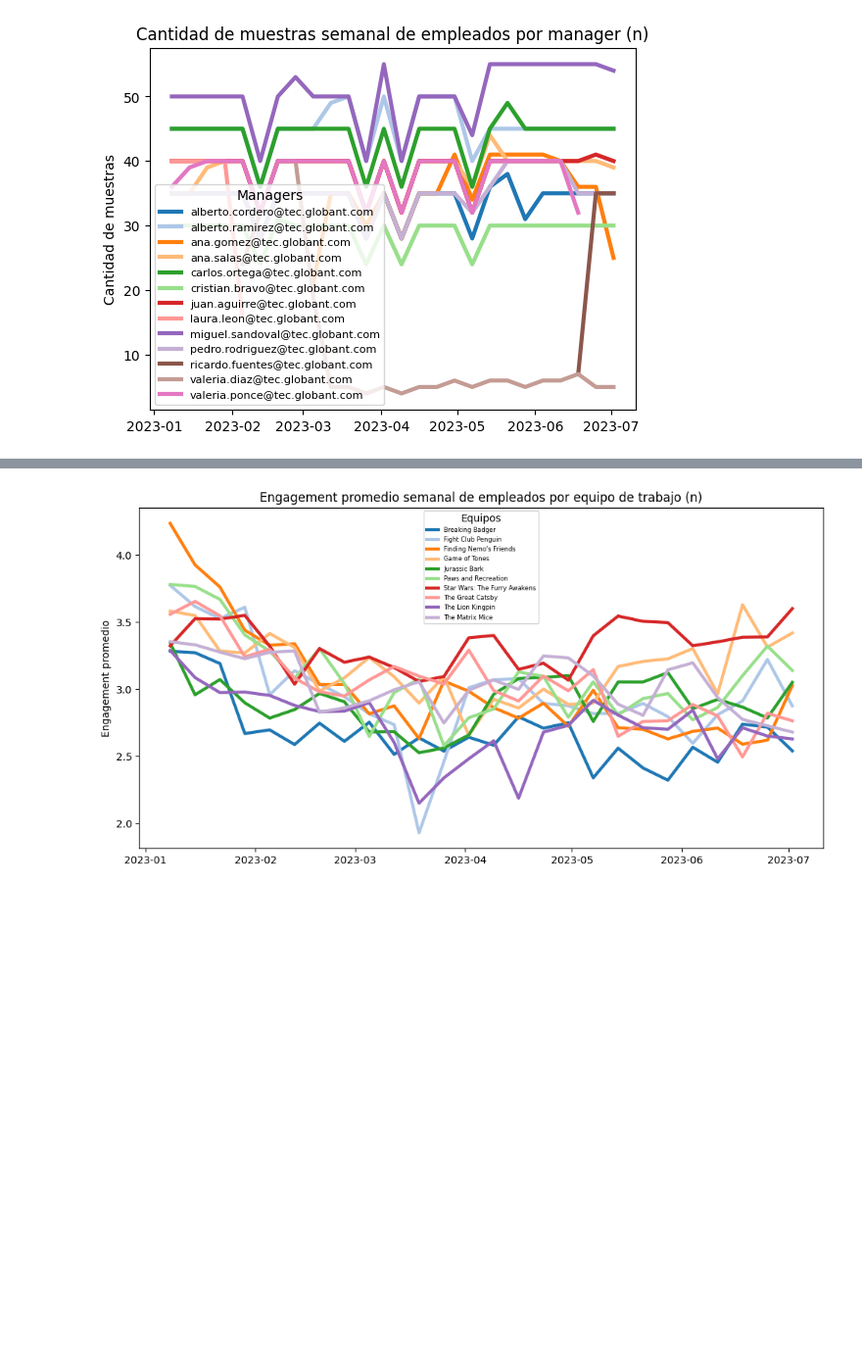
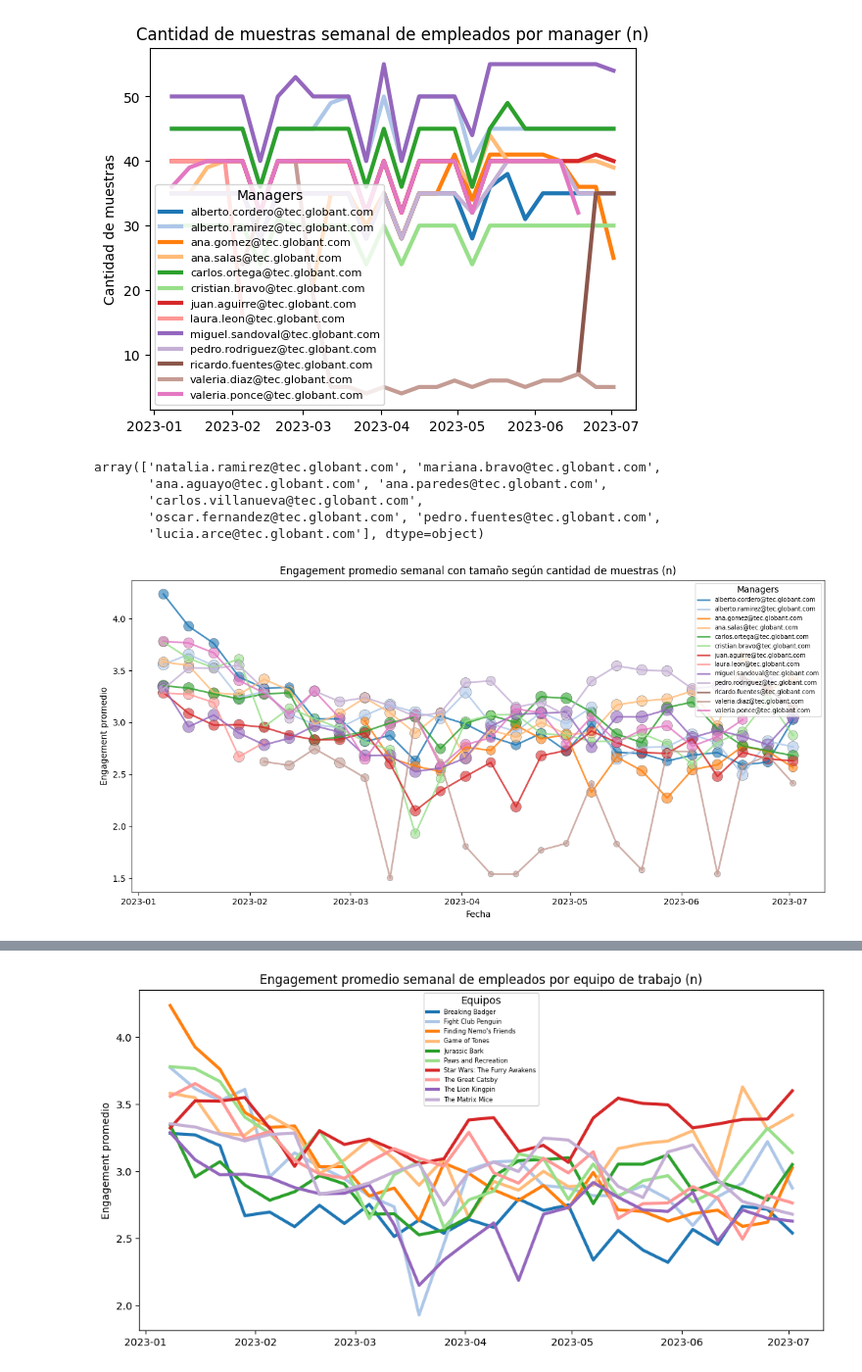
Before and after one commit to Gusty5/project_globant, a Jupyter notebook: notebooks/EDA_no_leaders.ipynb, the cells around one changed output, grey strips where cells are left out. Shown at 98% size. Saved outputs shown, nothing was run; the diff lists cells and outputs as text; code cells hidden in the pictures; blank space fills up the shorter version.

```diff
--- a/notebooks/EDA_no_leaders.ipynb
+++ b/notebooks/EDA_no_leaders.ipynb
@@ -103,3 +105,66 @@ plt.show()
 # %% [output]
 [figure]
 [figure]
+# %%
+data_n.loc[data_n["Email Leader"] == "valeria.diaz@tec.globant.com", "Email"].unique()
+# %% [output]
+array(['natalia.ramirez@tec.globant.com', 'mariana.bravo@tec.globant.com',
+       'ana.aguayo@tec.globant.com', 'ana.paredes@tec.globant.com',
+       'carlos.villanueva@tec.globant.com',
+       'oscar.fernandez@tec.globant.com', 'pedro.fuentes@tec.globant.com',
+       'lucia.arce@tec.globant.com'], dtype=object)
+# %%
+plt.figure(figsize=(12,6))
+
+eng_mgr = (
+    data_n
+      .set_index("DateDT")
+      .groupby("Email Leader")
+      .resample("W")
+      .agg(
+          mean_eng=("Engagement", "mean"),
+          n_scores=("Engagement", "size"),   # número de registros
+          n_people=("ID", "nunique")         # 👉 número de personas únicas
+      )
+      .reset_index()
+)
+# para normalizar el tamaño de los puntos
+max_n = eng_mgr["n_scores"].max()
+
+for mid, df_m in eng_mgr.groupby("Email Leader"):
+    x = df_m["DateDT"]
+    y = df_m["mean_eng"]
+    n = df_m["n_scores"]
+
+    # escala de tamaños (ajusta los números a tu gusto)
+    sizes = 30 + (n / max_n) * 170   # entre 30 y 200
+
+    # línea del promedio
+    plt.plot(
+        x, y,
+        linewidth=2,
+        alpha=0.8,
+        color=color_map[mid],
+        label=str(mid)
+    )
+
+    # puntos con tamaño según cantidad de muestras
+    plt.scatter(
+        x, y,
+        s=sizes,
+        color=color_map[mid],
+        alpha=0.6,
+        edgecolor="k",
+        linewidth=0.3
+    )
+
+plt.title("Engagement promedio semanal con tamaño según cantidad de muestras (n)")
+plt.ylabel("Engagement promedio")
+plt.xlabel("Fecha")
+
+# leyenda normal de managers
+plt.legend(title="Managers", fontsize=7, loc="upper right")
+plt.tight_layout()
+plt.show()
+# %% [output]
+[figure, added]
```
Also changed, not shown: parts of 2 cells of this notebook.
